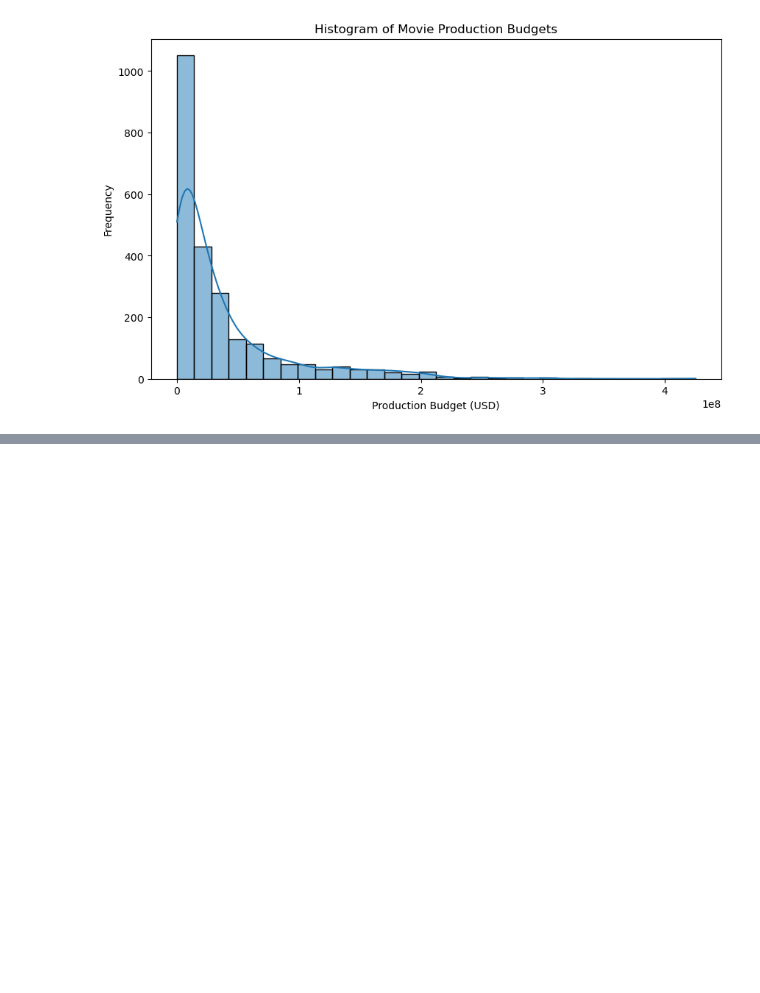
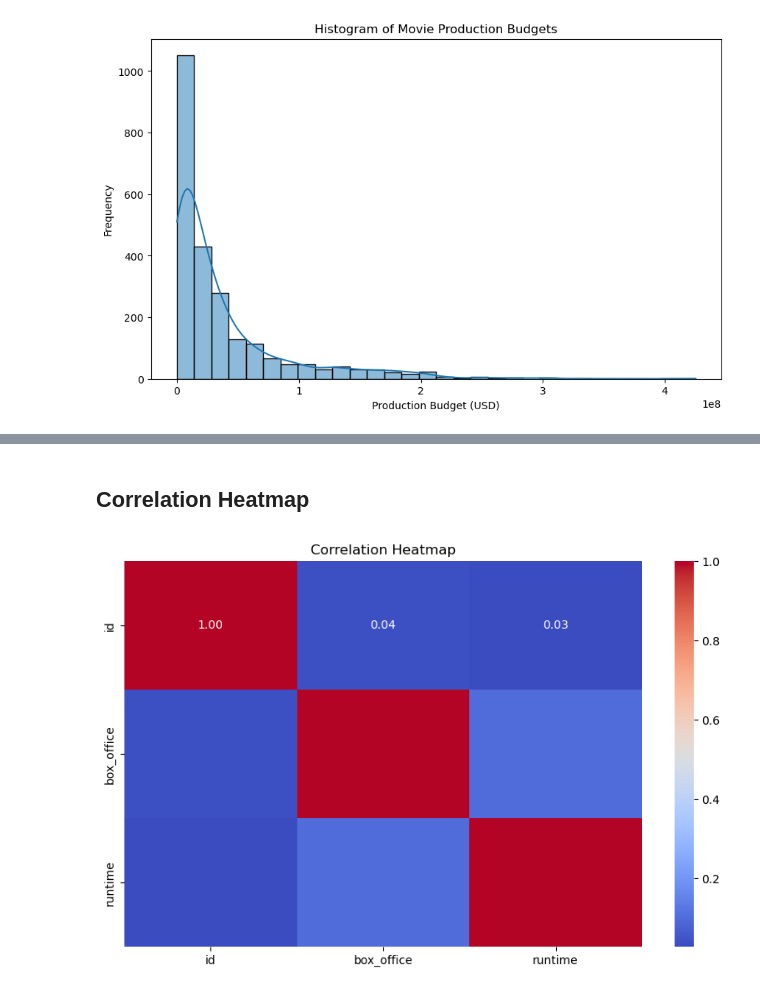
Before and after one commit to Vincent-Muteti/Phase2-Project, a Jupyter notebook: group5.ipynb, the cells around one changed output, grey strips where cells are left out. Saved outputs shown, nothing was run; the diff lists cells and outputs as text; code cells hidden in the pictures; blank space fills up the shorter version.

```diff
--- a/group5.ipynb
+++ b/group5.ipynb
@@ -320,0 +374,12 @@ plt.show()
+# %% [markdown]
+## Correlation Heatmap
+# %%
+# Correlation Heatmap
+# Identify which numeric variables are most related — e.g., does runtime or critic score correlate with box office?
+plt.figure(figsize=(10,6))
+corr = df4.corr(numeric_only=True)
+sns.heatmap(corr, annot=True, cmap='coolwarm', fmt='.2f')
+plt.title('Correlation Heatmap')
+plt.show()
+# %% [output]
+[figure, added]
```
Also changed, not shown: parts of 15 cells of this notebook, 1 other file.
